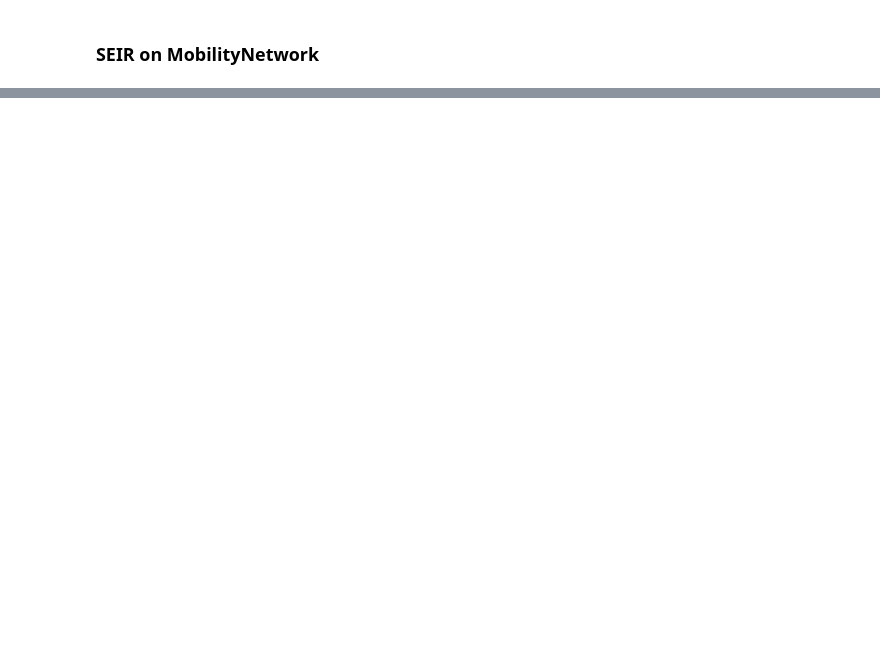
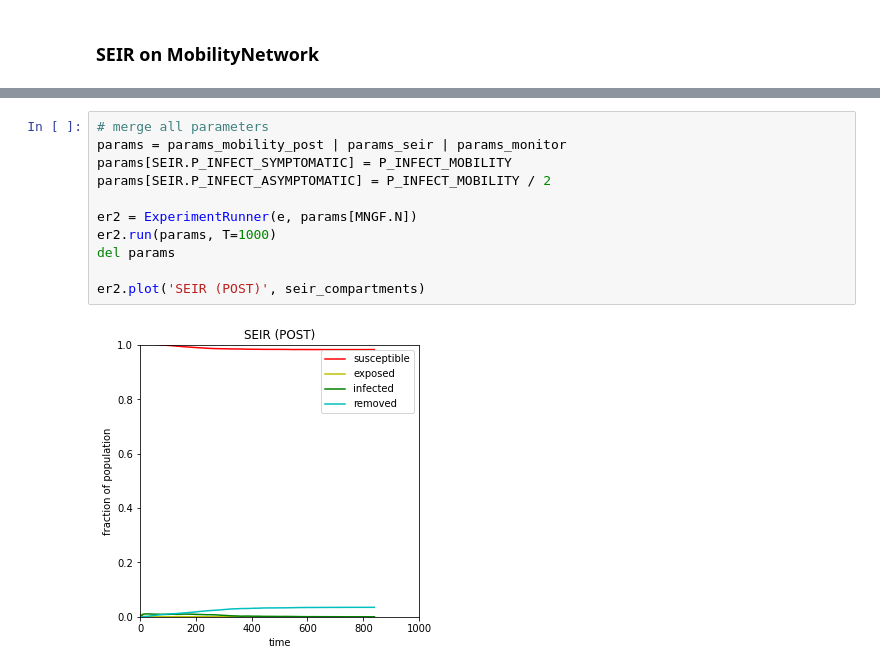
Before and after one commit to leo-pfeiffer/epi-sim, a Jupyter notebook: experiments/experiments2.ipynb, the cells around one changed output, grey strips where cells are left out. Drawn from its saved outputs; the diff is of its cells as text; blank space fills up the shorter version.

```diff
--- a/experiments/experiments2.ipynb
+++ b/experiments/experiments2.ipynb
@@ -194,0 +252,13 @@ def calc_p_infect(r0, p_remove, k_mean, k_var):
+# %%
+# merge all parameters
+params = params_mobility_post | params_seir | params_monitor
+params[SEIR.P_INFECT_SYMPTOMATIC] = P_INFECT_MOBILITY
+params[SEIR.P_INFECT_ASYMPTOMATIC] = P_INFECT_MOBILITY / 2
+
+er2 = ExperimentRunner(e, params[MNGF.N])
+er2.run(params, T=1000)
+del params
+
+er2.plot('SEIR (POST)', seir_compartments)
+# %% [output]
+[figure, added]
```
Also changed, not shown: parts of 16 cells of this notebook.
